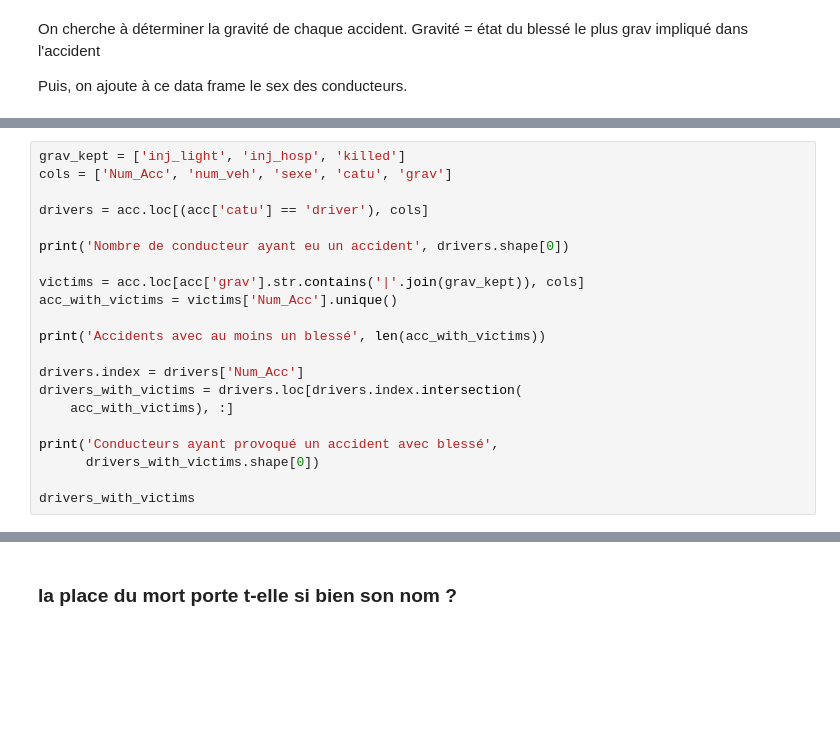
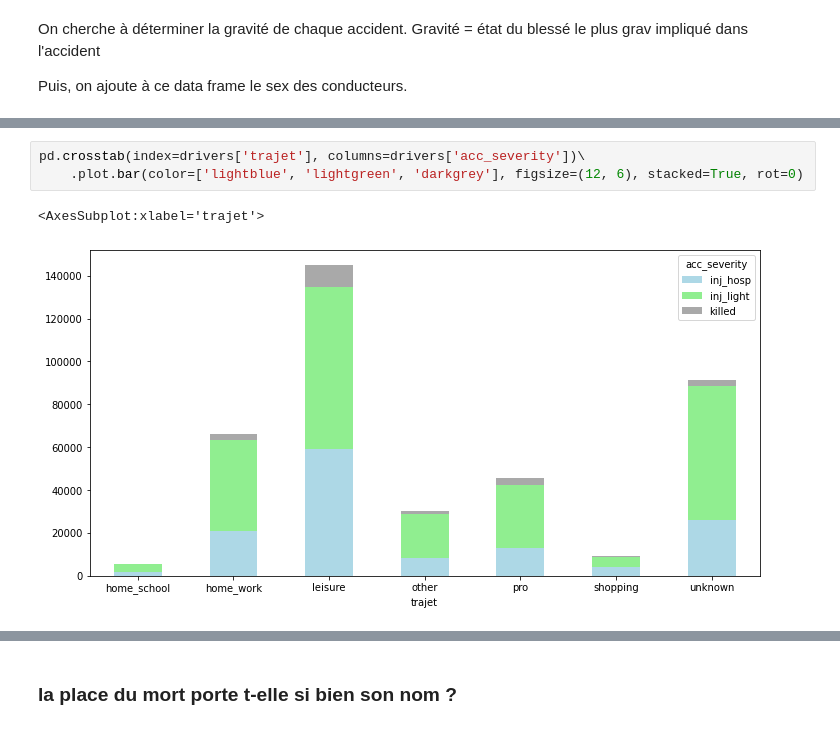
Before and after one commit to thomas-marquis/datascience-securite-routiere, a Jupyter notebook: notebooks/1.2-tm-accidents-exploration.ipynb, the cells around one changed output, grey strips where cells are left out. Drawn from its saved outputs; the diff is of its cells as text; blank space fills up the shorter version.

```diff
--- a/notebooks/1.2-tm-accidents-exploration.ipynb
+++ b/notebooks/1.2-tm-accidents-exploration.ipynb
@@ -295,21 +271,0 @@ bilan.plot.bar(color=['pink', 'lightblue'], figsize=(12, 6), stacked=True,
-# %%
-grav_kept = ['inj_light', 'inj_hosp', 'killed']
-cols = ['Num_Acc', 'num_veh', 'sexe', 'catu', 'grav']
-
-drivers = acc.loc[(acc['catu'] == 'driver'), cols]
-
-print('Nombre de conducteur ayant eu un accident', drivers.shape[0])
-
-victims = acc.loc[acc['grav'].str.contains('|'.join(grav_kept)), cols]
-acc_with_victims = victims['Num_Acc'].unique()
-
-print('Accidents avec au moins un blessé', len(acc_with_victims))
-
-drivers.index = drivers['Num_Acc']
-drivers_with_victims = drivers.loc[drivers.index.intersection(
-    acc_with_victims), :]
-
-print('Conducteurs ayant provoqué un accident avec blessé',
-      drivers_with_victims.shape[0])
-
-drivers_with_victims
@@ -448,0 +370,6 @@ for year in [2016, 2017, 2018, 2019]:
+# %%
+pd.crosstab(index=drivers['trajet'], columns=drivers['acc_severity'])\
+    .plot.bar(color=['lightblue', 'lightgreen', 'darkgrey'], figsize=(12, 6), stacked=True, rot=0)
+# %% [output]
+<AxesSubplot:xlabel='trajet'>
+[figure, added]
```
Also changed, not shown: parts of 19 cells of this notebook, 11 other files.
